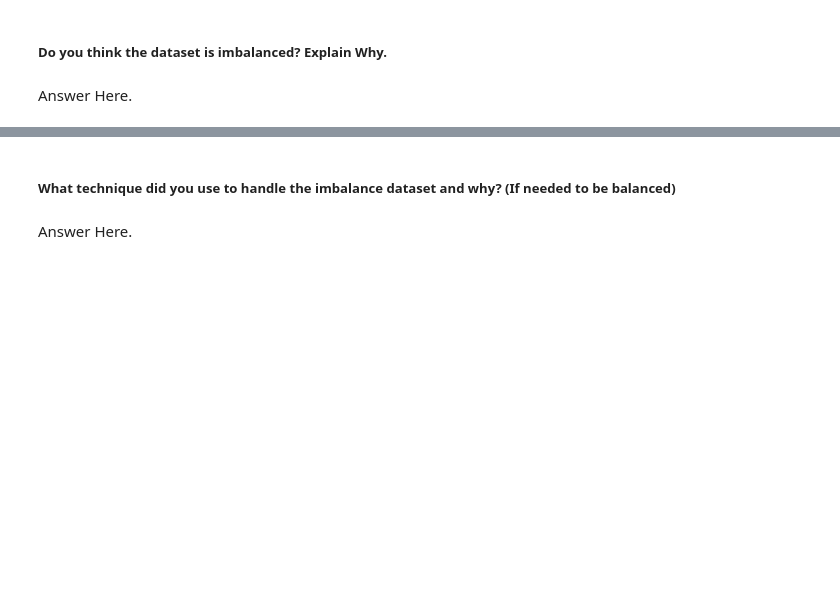
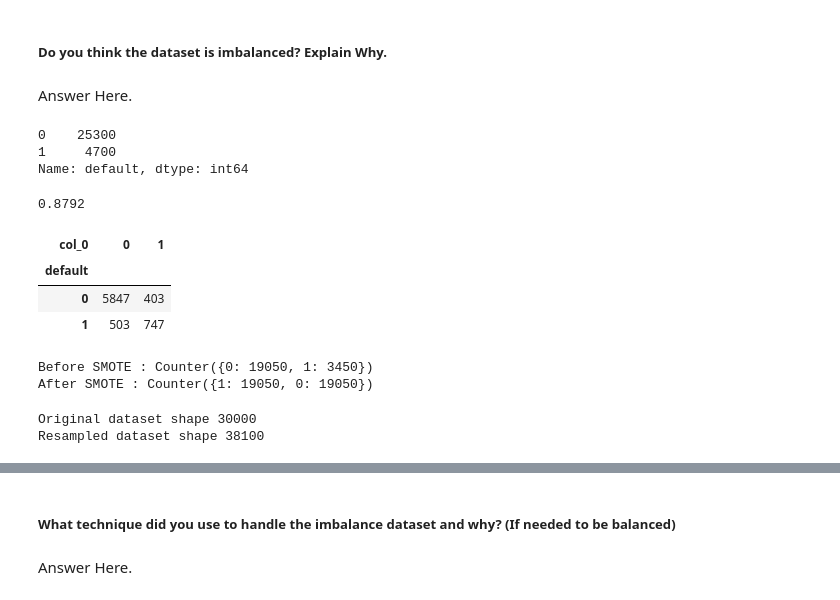
Before and after one commit to SaniyaBubere/Credit-Card-Default-Prediction, a Jupyter notebook: Credit_Card_Default_Prediction.ipynb, the cells around one changed output, grey strips where cells are left out. Saved outputs shown, nothing was run; the diff lists cells and outputs as text; code cells hidden in the pictures; blank space fills up the shorter version.

```diff
--- a/Credit_Card_Default_Prediction.ipynb
+++ b/Credit_Card_Default_Prediction.ipynb
@@ -1233,0 +1230,21 @@ Answer Here.
+# %%
+df_copy.default.value_counts()
+# %% [output]
+0    25300
+1     4700
+Name: default, dtype: int64
+# %%
+from sklearn.neighbors import KNeighborsClassifier
+model = KNeighborsClassifier()
+model.fit(X_train,y_train)
+y_predict = model.predict(X_test)
+# %%
+from sklearn.metrics import accuracy_score
+print(accuracy_score(y_test,y_predict))
+pd.crosstab(y_test,y_predict)
+# %% [output]
+0.8792
+| col_0 | 0 | 1 |
+| default |  |  |
+| 0 | 5847 | 403 |
+| 1 | 503 | 747 |
@@ -1233,0 +1254,14 @@ Answer Here.
+# %%
+X_train_smote, y_train_smote = smote.fit_resample(X_train,y_train)
+from collections import Counter
+print("Before SMOTE :" , Counter(y_train))
+print("After SMOTE :" , Counter(y_train_smote))
+# %% [output]
+Before SMOTE : Counter({0: 19050, 1: 3450})
+After SMOTE : Counter({1: 19050, 0: 19050})
+# %%
+print('Original dataset shape', len(df_copy))
+print('Resampled dataset shape', len(y_train_smote))
+# %% [output]
+Original dataset shape 30000
+Resampled dataset shape 38100
```
Also changed, not shown: parts of 27 cells of this notebook.
